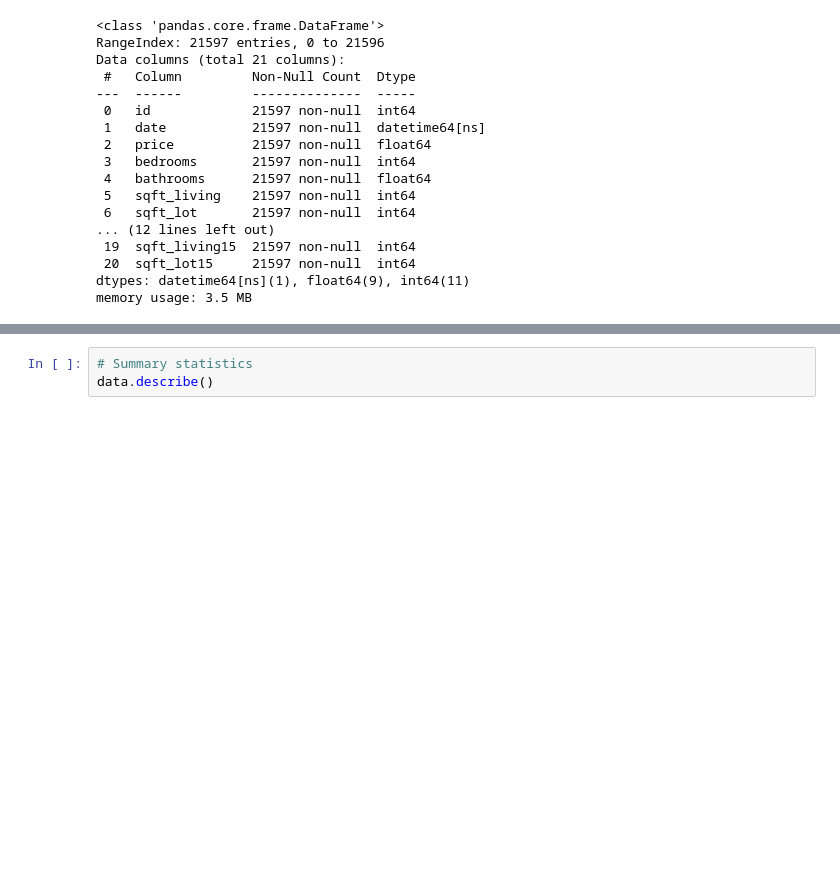
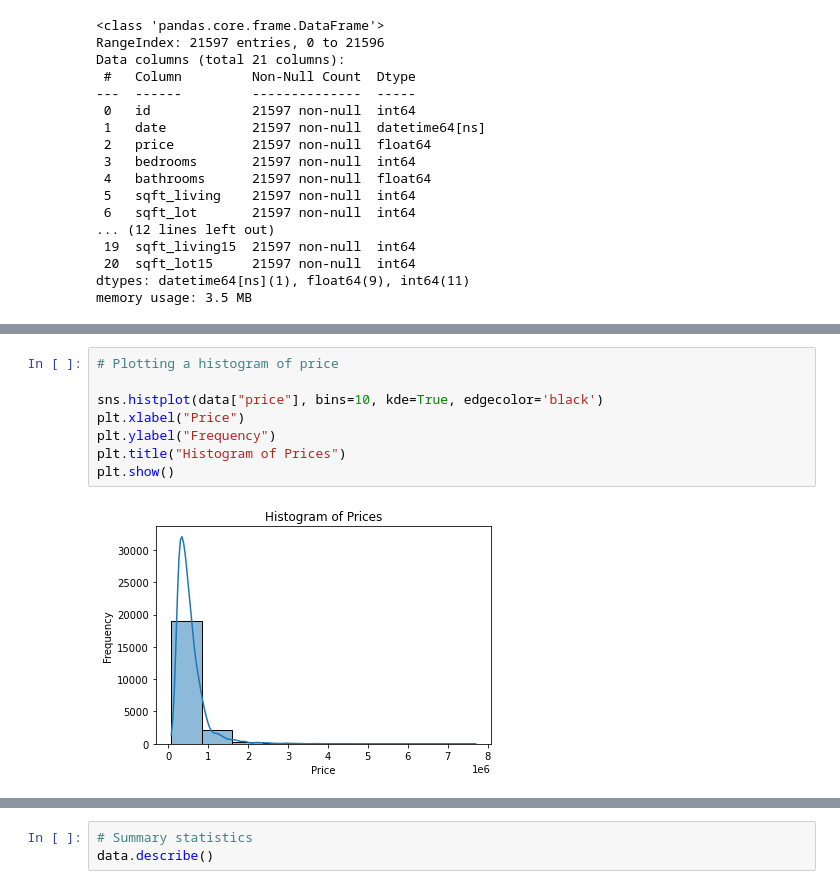
Before and after one commit to wambuiGicheha/Regression_Project, a Jupyter notebook: Data/dave.ipynb, the cells around one changed output, grey strips where cells are left out. Saved outputs shown, nothing was run; the diff lists cells and outputs as text; blank space fills up the shorter version.

```diff
--- a/Data/dave.ipynb
+++ b/Data/dave.ipynb
@@ -187,0 +211,10 @@ memory usage: 3.5 MB
+# %%
+# Plotting a histogram of price
+
+sns.histplot(data["price"], bins=10, kde=True, edgecolor='black')
+plt.xlabel("Price")
+plt.ylabel("Frequency")
+plt.title("Histogram of Prices")
+plt.show()
+# %% [output]
+[figure, added]
```
Also changed, not shown: parts of 28 cells of this notebook.
